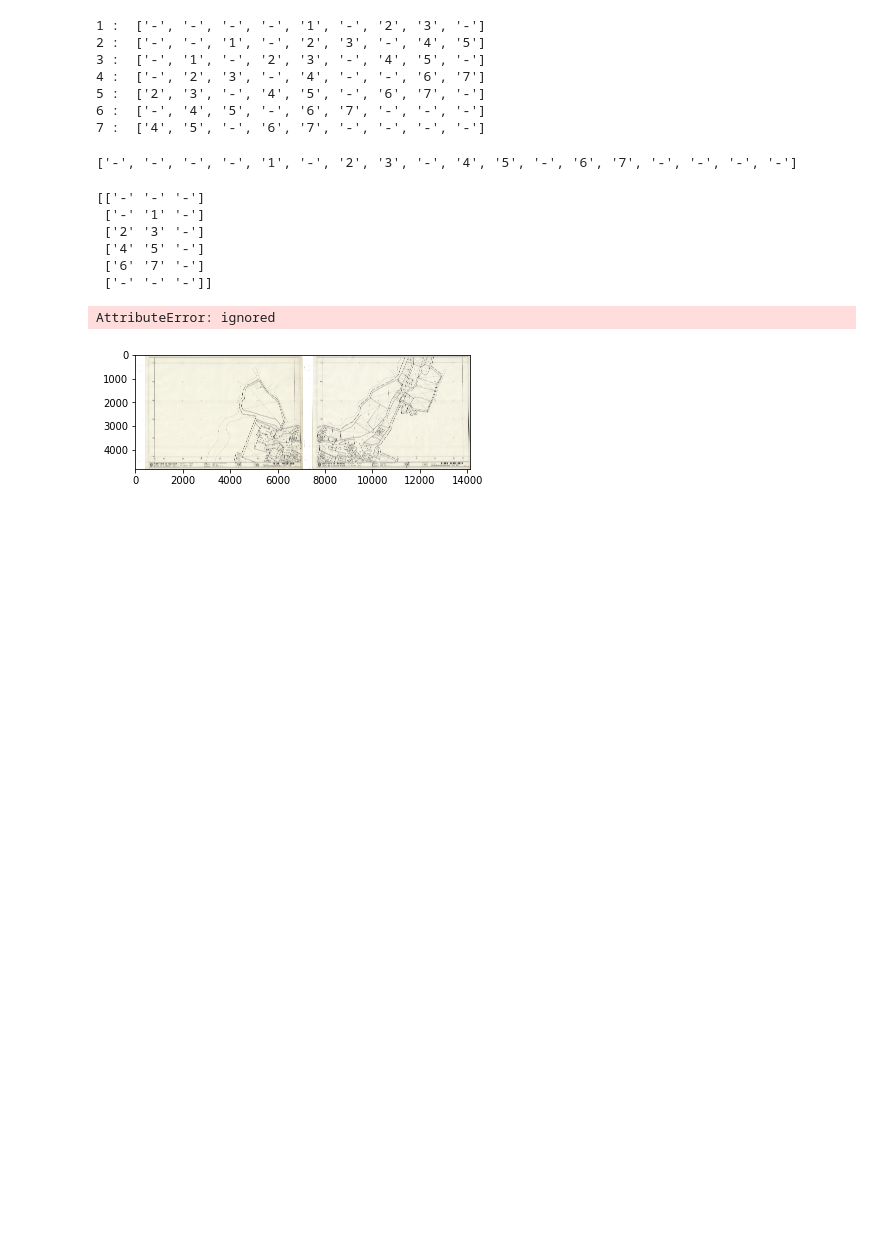
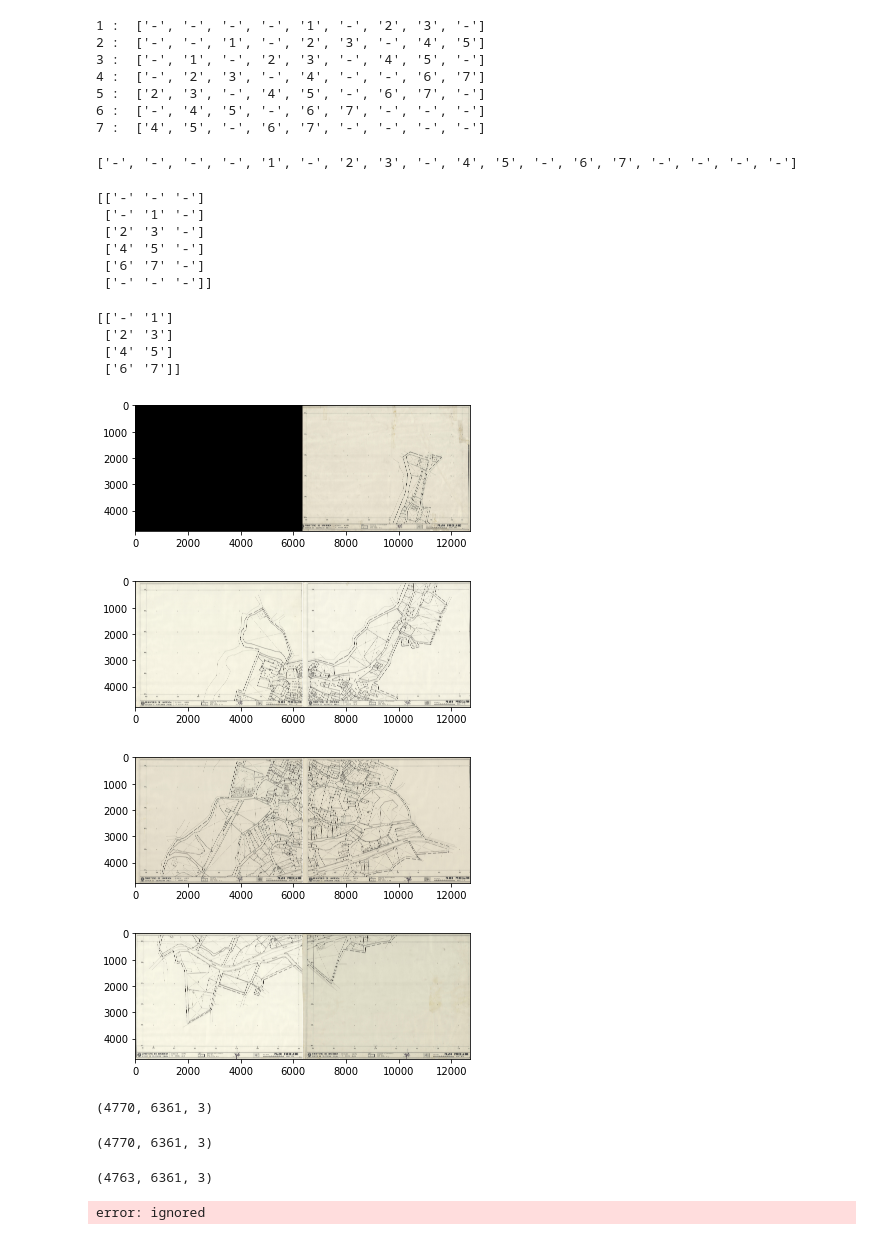
Before and after one commit to IA2021UR/trabajo-ia-en-la-comunidad-de-la-rioja-equipo-3, a Jupyter notebook: Abalos.ipynb, the cells around one changed output. Cells and saved outputs as stored; diff of their text form; code cells hidden in the pictures; blank space fills up the shorter version.

```diff
--- a/Abalos.ipynb
+++ b/Abalos.ipynb
@@ -274,7 +275,13 @@ print(mat)
  ['6' '7' '-']
  ['-' '-' '-']]
 # %%
-mat = mat[1:-1,0:-1]
+mat = mat[1:-1,:-1]
+print(mat)
+# %% [output]
+[['-' '1']
+ ['2' '3']
+ ['4' '5']
+ ['6' '7']]
 # %%
 negro = cv2.threshold(abalos[1].copy(), 225, 0, cv2.THRESH_BINARY_INV)[1]
 # %%
@@ -290,14 +297,43 @@ for i in range(0, fil):
         except:
             img.append(negro.copy())
 
-    unidas.append([cv2.hconcat(cv2.cvtColor(img[0].copy(), cv2.COLOR_BGR2GRAY), cv2.cvtColor(img[1].copy(), cv2.COLOR_BGR2GRAY))])
+    unidas.append(cv2.hconcat(cv2.cvtColor(img[0].copy(), cv2.COLOR_BGR2GRAY), cv2.cvtColor(img[1].copy(), cv2.COLOR_BGR2GRAY)))
+# %%
+fil = mat.shape[0]
+col = mat.shape[1]
+
+unidas = []
+for i in range(0, fil):
+    img = []
+    for j in range(0, col):
+        try:
+            img.append(abalos[int(mat.item(i, j))].copy())
+        except:
+            img.append(negro.copy())
+
+    mostrarImagen(cv2.hconcat([img[0], img[1]]))
+# %% [output]
+[figure, added]
+[figure, added]
+[figure, added]
+[figure, added]
+# %%
+abalos[1].shape
+# %% [output]
+(4770, 6361, 3)
+# %%
+img[0].shape
+# %% [output]
+(4770, 6361, 3)
+# %%
+img[1].shape
+# %% [output]
+(4763, 6361, 3)
 # %%
 for i in range(0, fil):
-    mostrarImagen(unidas[i])
+    mostrarImagen(unidas[0])
-# %% [output]
-AttributeError: ignored
 # %%
-prueba = cv2.hconcat([abalos[2], abalos[3]])
+prueba = cv2.hconcat([abalos[6], abalos[7]])
 mostrarImagen(prueba)
 # %% [output]
-[figure, removed]
+error: ignored
```
Also changed, not shown: parts of 4 cells of this notebook.
